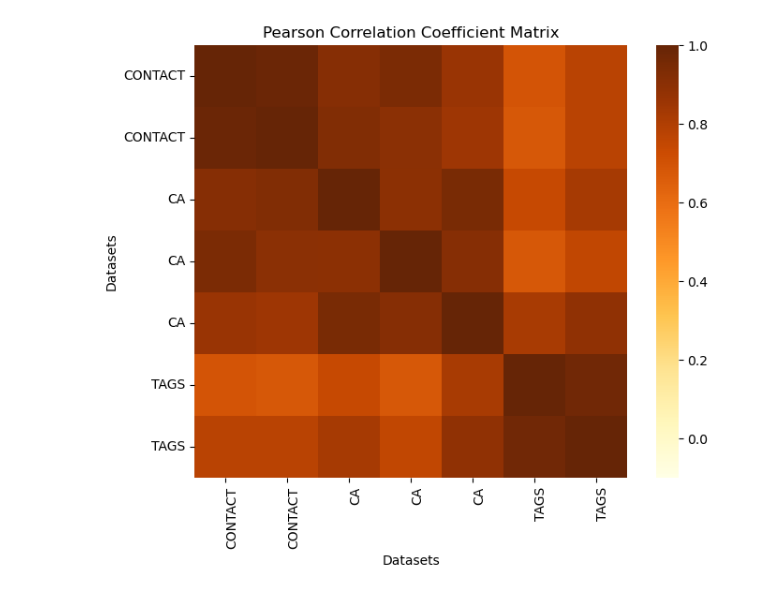
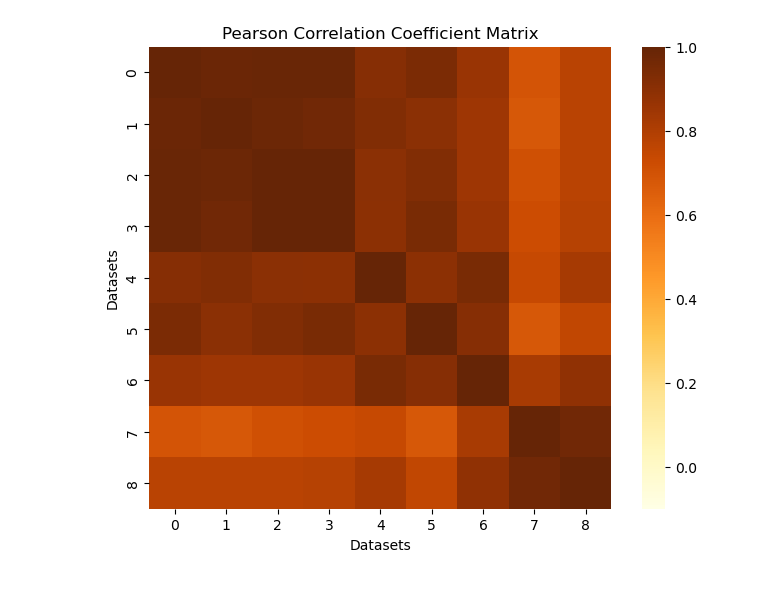
Before and after one commit to thisis05/graphlet_extension, a Jupyter notebook: profile.ipynb, the cells around one changed output. Cells and saved outputs as stored; diff of their text form; code cells hidden in the pictures.

```diff
--- a/profile.ipynb
+++ b/profile.ipynb
@@ -212,9 +216,9 @@ with open('./original_output/random_output.json') as f:
 
 # Extract the domain name
 domain = 'Total'
-sorted_keys = ['4-1', '4-2', '4-3', '4-4', '4-5', '4-6']
+#sorted_keys = ['4-1', '4-2', '4-3', '4-4', '4-5', '4-6']
 
-sorted_keys = ['5-1', '5-2', '5-3', '5-4', '5-5', '5-6', '5-7', '5-8', '5-9', '5-10', '5-11', '5-12', '5-13', '5-14', '5-15', '5-16', '5-17', '5-18', '5-19', '5-20', '5-21']
+#sorted_keys = ['5-1', '5-2', '5-3', '5-4', '5-5', '5-6', '5-7', '5-8', '5-9', '5-10', '5-11', '5-12', '5-13', '5-14', '5-15', '5-16', '5-17', '5-18', '5-19', '5-20', '5-21']
 
 sorted_keys = ['4-1', '4-2', '4-3', '4-4', '4-5', '4-6', '5-1', '5-2', '5-3', '5-4', '5-5', '5-6', '5-7', '5-8', '5-9', '5-10', '5-11', '5-12', '5-13', '5-14', '5-15', '5-16', '5-17', '5-18', '5-19', '5-20', '5-21']
 srp_data = []
@@ -222,11 +226,11 @@ srp_data = []
 # Define domain groups
 domains = {
     'contact': [5, 6],
+    'socfb' : [9, 10],
     'collaboration': [0, 1, 2],
     'tags' : [7, 8]
-    #'socfb' : [10, 11, 12]
 }
-dataset_order= {}
+daset_order= {}
 for keys in domains:
     dataset_order[keys] = []
 
@@ -280,7 +284,7 @@ plt.legend()
 plt.tight_layout()
 
 # Save the plot
-filename = f'{domain}_original.png'
+filename = f'{domain}_original4+5.png'
 plt.savefig(f'./figure/{filename}')
 
 # Display the plot
@@ -299,18 +305,18 @@ correlation_matrix
 # %%
 import seaborn as sns
 
-labels = ['CONTACT', 'CONTACT', 'CA', 'CA', 'CA', 'TAGS', 'TAGS']
+labels = ['CONTACT', 'CONTACT', 'SOCFB', 'SOCFB', 'CA', 'CA', 'CA', 'TAGS', 'TAGS']
 plt.figure(figsize=(8, 6))
 sns.heatmap(correlation_matrix, annot=False, fmt=".2f", cmap='YlOrBr', cbar=True, square=True, vmin=-0.1, vmax=1)
 plt.title('Pearson Correlation Coefficient Matrix')
 plt.xlabel('Datasets')
 plt.ylabel('Datasets')
 # Add custom colored labels
 ax = plt.gca()
-ax.set_xticks(np.arange(len(labels)) + 0.5)
-ax.set_yticks(np.arange(len(labels)) + 0.5)
-ax.set_xticklabels(labels, rotation=90, ha='right', rotation_mode='anchor')
-ax.set_yticklabels(labels, rotation=0)
+# ax.set_xticks(np.arange(len(labels)) + 0.5)
+# ax.set_yticks(np.arange(len(labels)) + 0.5)
+# ax.set_xticklabels(labels, rotation=90, ha='right', rotation_mode='anchor')
+# ax.set_yticklabels(labels, rotation=0)
 plt.show()
 # %% [output]
-[figure, old version]
+[figure, new version]
```
Also changed, not shown: parts of 9 cells of this notebook, 14 other files.
